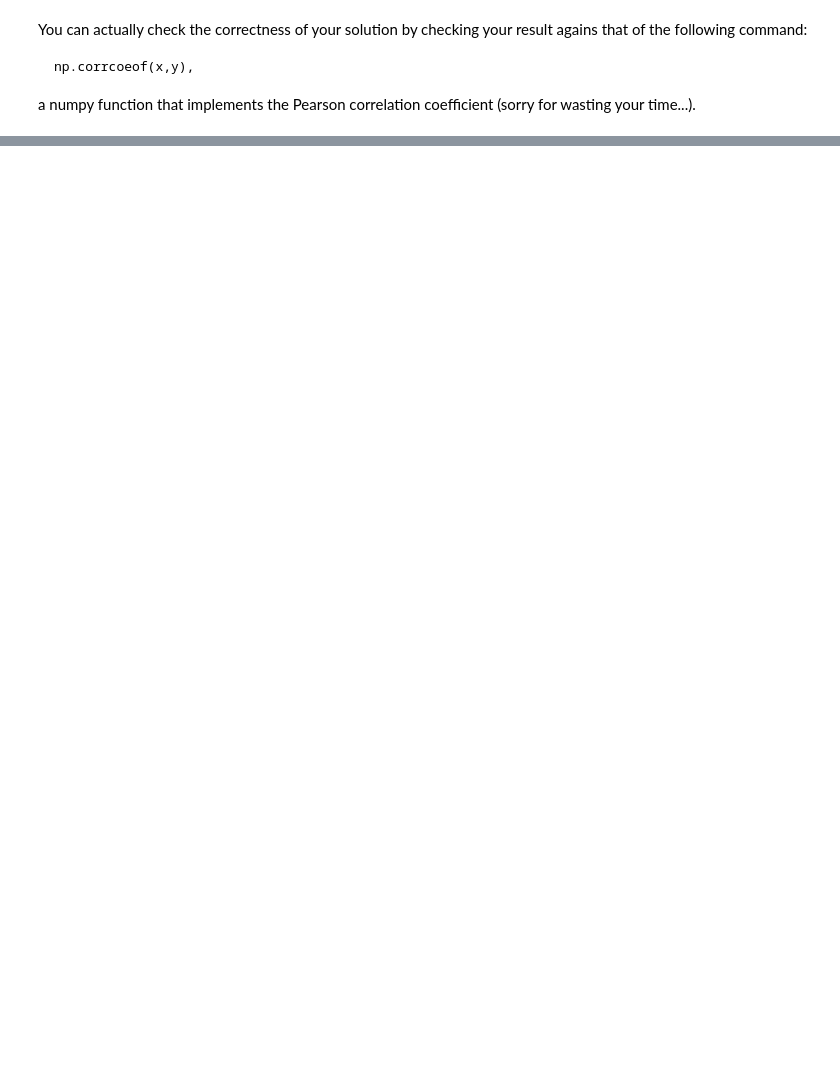
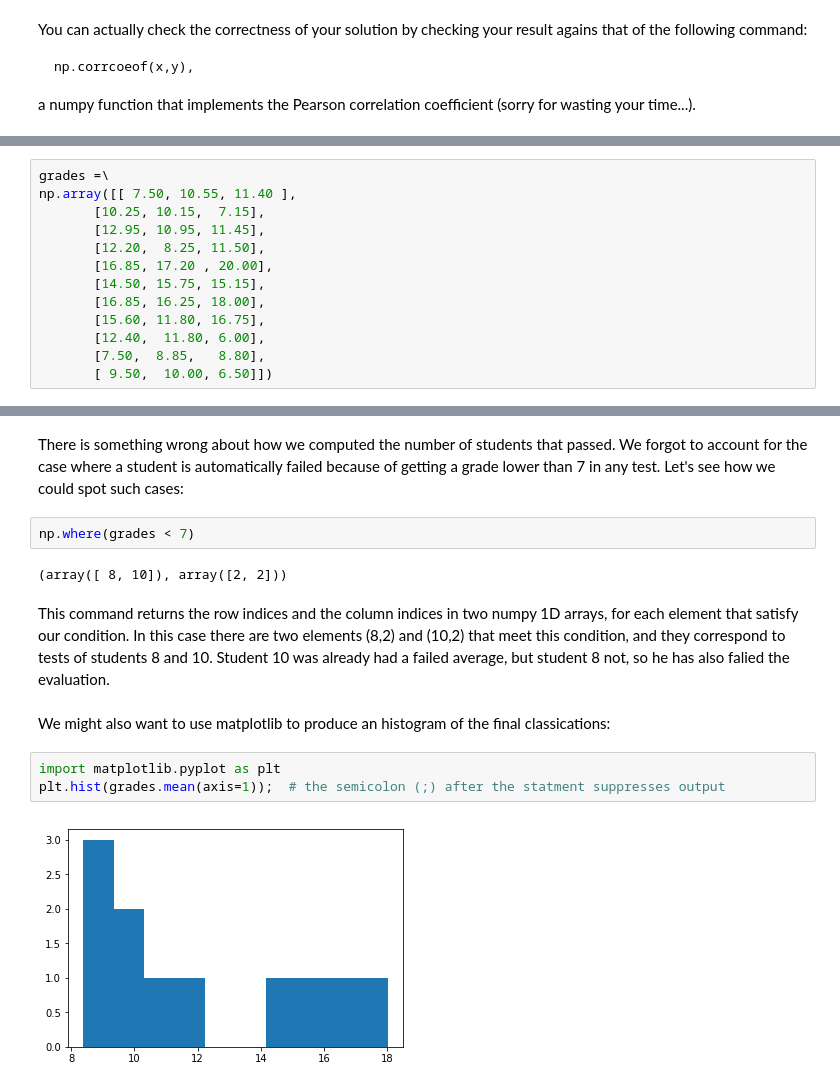
Before and after one commit to pjmartel/python-for-scientists, a Jupyter notebook: Introduction_to_numpy.ipynb, the cells around one changed output, grey strips where cells are left out. Drawn from its saved outputs; the diff is of its cells as text; blank space fills up the shorter version.

```diff
--- a/Introduction_to_numpy.ipynb
+++ b/Introduction_to_numpy.ipynb
@@ -575,0 +441,13 @@ np.cov(x,y)[0,1]
+# %%
+grades =\
+np.array([[ 7.50, 10.55, 11.40 ],
+       [10.25, 10.15,  7.15],
+       [12.95, 10.95, 11.45],
+       [12.20,  8.25, 11.50],
+       [16.85, 17.20 , 20.00],
+       [14.50, 15.75, 15.15],
+       [16.85, 16.25, 18.00],
+       [15.60, 11.80, 16.75],
+       [12.40,  11.80, 6.00],
+       [7.50,  8.85,   8.80],
+       [ 9.50,  10.00, 6.50]])
@@ -575,0 +524,15 @@ np.cov(x,y)[0,1]
+# %% [markdown]
+There is something wrong about how we computed the number of students that passed. We forgot to account for the case where a student is automatically failed because of getting a grade lower than 7 in any test. Let's see how we could spot such cases:
+# %%
+np.where(grades < 7)
+# %% [output]
+(array([ 8, 10]), array([2, 2]))
+# %% [markdown]
+This command returns the row indices and the column indices in two numpy 1D arrays, for each element that satisfy our condition. In this case  there are two elements (8,2) and (10,2) that meet this condition, and they correspond to tests of students 8 and 10. Student 10 was already had a failed average, but student 8 not, so he has also falied the evaluation.
+# %% [markdown]
+We might also want to use matplotlib to produce an histogram of the final classications:
+# %%
+import matplotlib.pyplot as plt
+plt.hist(grades.mean(axis=1));  # the semicolon (;) after the statment suppresses output
+# %% [output]
+[figure, added]
```
Also changed, not shown: parts of 65 cells of this notebook.
